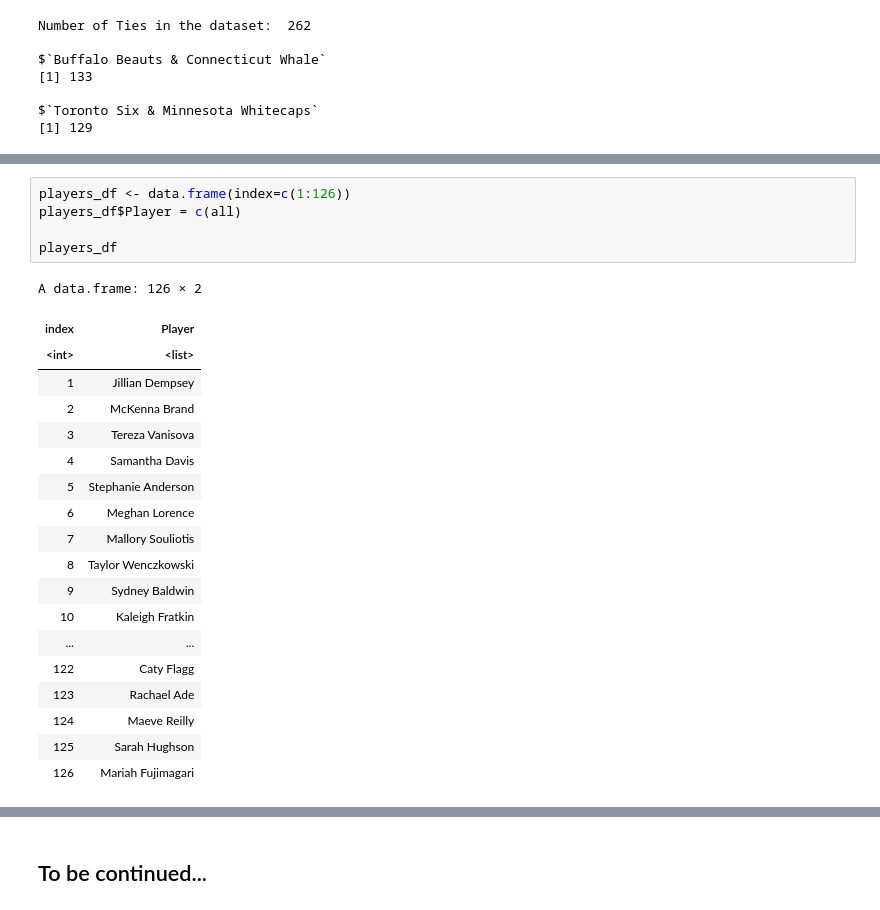
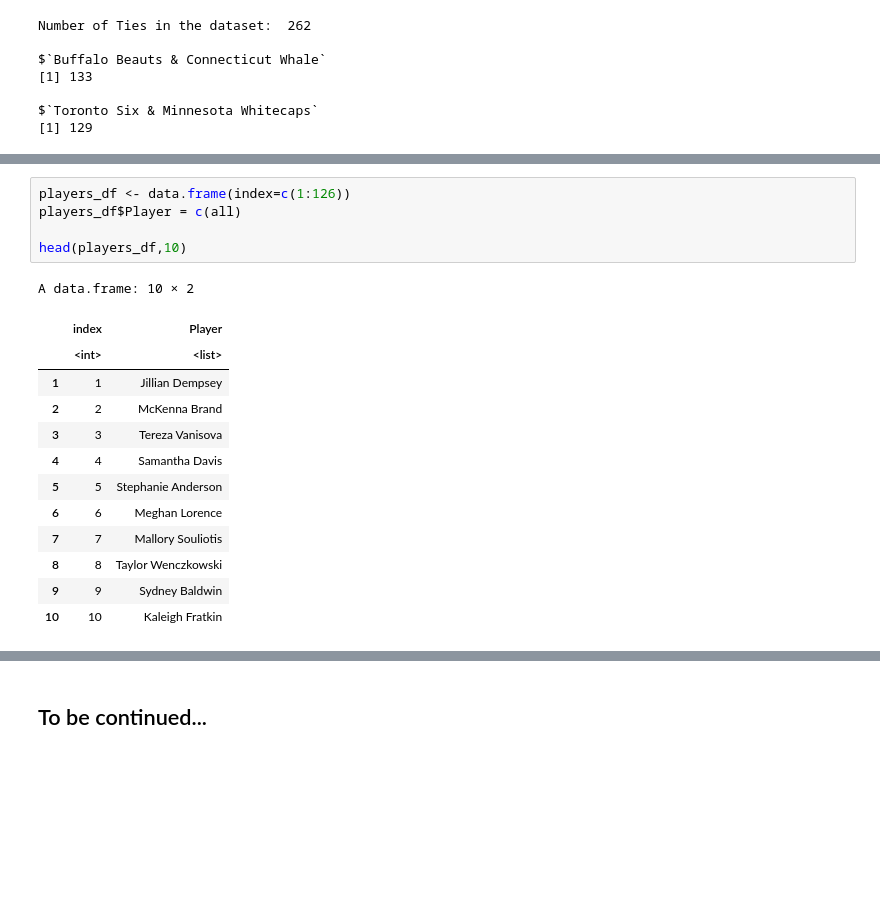
Before and after one commit to Harithap13/Rotman-Summer-NHWL-Datathon, a Jupyter notebook: rsd-nhwl-understanding-data.ipynb, the cells around one changed output, grey strips where cells are left out. Saved outputs shown, nothing was run; the diff lists cells and outputs as text; blank space fills up the shorter version.

Commit message:
Data exploration

```diff
--- a/rsd-nhwl-understanding-data.ipynb
+++ b/rsd-nhwl-understanding-data.ipynb
@@ -289,25 +288,19 @@ Intersection of the lists Player and Player 2:  117
 # %%
 players_df <- data.frame(index=c(1:126))
 players_df$Player = c(all)
 
-players_df
+head(players_df,10)
 # %% [output]
-A data.frame: 126 × 2
+A data.frame: 10 × 2
-| index | Player |
-| <int> | <list> |
-| 1 | Jillian Dempsey |
-| 2 | McKenna Brand |
-| 3 | Tereza Vanisova |
-| 4 | Samantha Davis |
-| 5 | Stephanie Anderson |
-| 6 | Meghan Lorence |
-| 7 | Mallory Souliotis |
-| 8 | Taylor Wenczkowski |
-| 9 | Sydney Baldwin |
-| 10 | Kaleigh Fratkin |
-| ... | ... |
-| 122 | Caty Flagg |
-| 123 | Rachael Ade |
-| 124 | Maeve Reilly |
-| 125 | Sarah Hughson |
-| 126 | Mariah Fujimagari |
+|  | index | Player |
+|  | <int> | <list> |
+| 1 | 1 | Jillian Dempsey |
+| 2 | 2 | McKenna Brand |
+| 3 | 3 | Tereza Vanisova |
+| 4 | 4 | Samantha Davis |
+| 5 | 5 | Stephanie Anderson |
+| 6 | 6 | Meghan Lorence |
+| 7 | 7 | Mallory Souliotis |
+| 8 | 8 | Taylor Wenczkowski |
+| 9 | 9 | Sydney Baldwin |
+| 10 | 10 | Kaleigh Fratkin |
```
Also changed, not shown: parts of 5 cells of this notebook.
